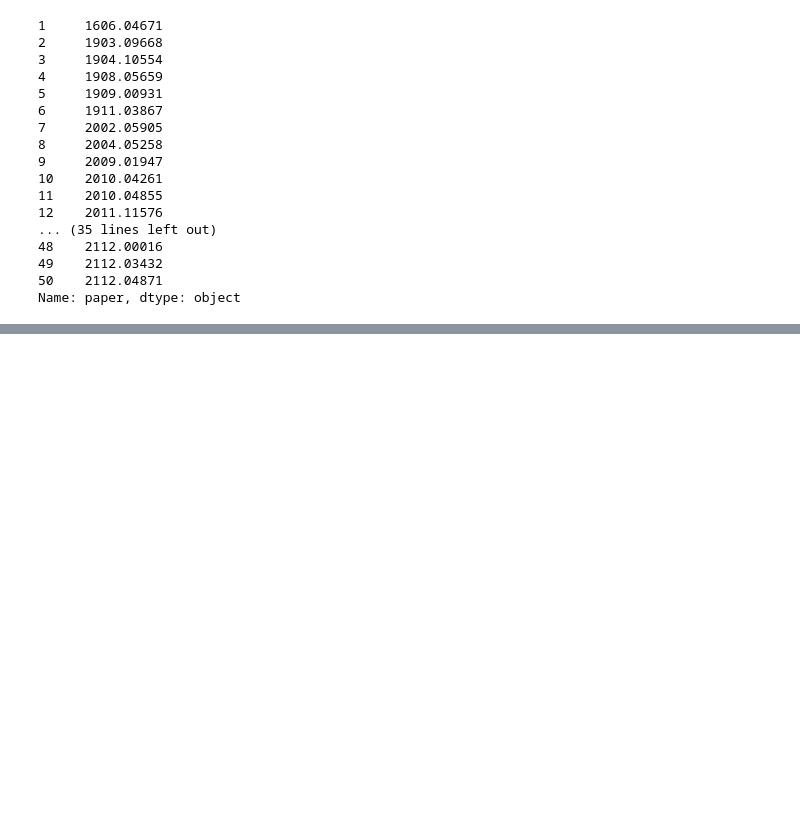
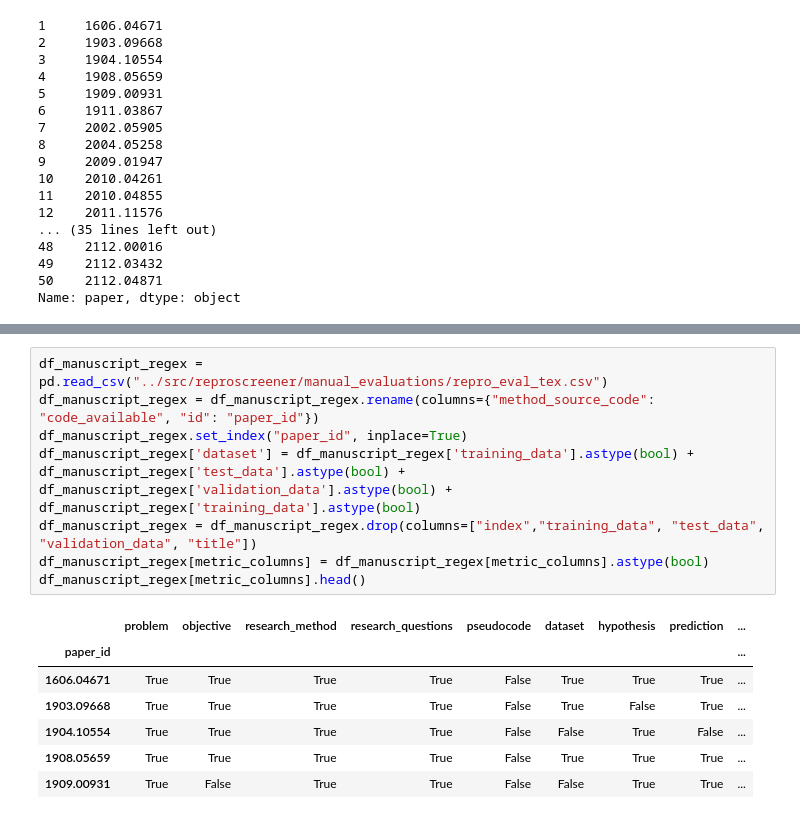
Before and after one commit to Machine-Learning-Pipelines/reproscreener, a Jupyter notebook: notebooks/00_manual_eval_parser.ipynb, the cells around one changed output, grey strips where cells are left out. Saved outputs shown, nothing was run; the diff lists cells and outputs as text; blank space fills up the shorter version.

```diff
--- a/notebooks/00_manual_eval_parser.ipynb
+++ b/notebooks/00_manual_eval_parser.ipynb
@@ -116,0 +147,16 @@ Name: paper, dtype: object
+# %%
+df_manuscript_regex = pd.read_csv("../src/reproscreener/manual_evaluations/repro_eval_tex.csv")
+df_manuscript_regex = df_manuscript_regex.rename(columns={"method_source_code": "code_available", "id": "paper_id"})
+df_manuscript_regex.set_index("paper_id", inplace=True)
+df_manuscript_regex['dataset'] = df_manuscript_regex['training_data'].astype(bool) + df_manuscript_regex['test_data'].astype(bool) + df_manuscript_regex['validation_data'].astype(bool) + df_manuscript_regex['training_data'].astype(bool)
+df_manuscript_regex = df_manuscript_regex.drop(columns=["index","training_data", "test_data", "validation_data", "title"])
+df_manuscript_regex[metric_columns] = df_manuscript_regex[metric_columns].astype(bool)
+df_manuscript_regex[metric_columns].head()
+# %% [output]
+|  | problem | objective | research_method | research_questions | pseudocode | dataset | hypothesis | prediction | ... |
+| paper_id |  |  |  |  |  |  |  |  | ... |
+| 1606.04671 | True | True | True | True | False | True | True | True | ... |
+| 1903.09668 | True | True | True | True | False | True | False | True | ... |
+| 1904.10554 | True | True | True | True | False | False | True | False | ... |
+| 1908.05659 | True | True | True | True | False | True | True | True | ... |
+| 1909.00931 | True | False | True | True | False | False | True | True | ... |
```
Also changed, not shown: parts of 2 cells of this notebook, 9 other files.
